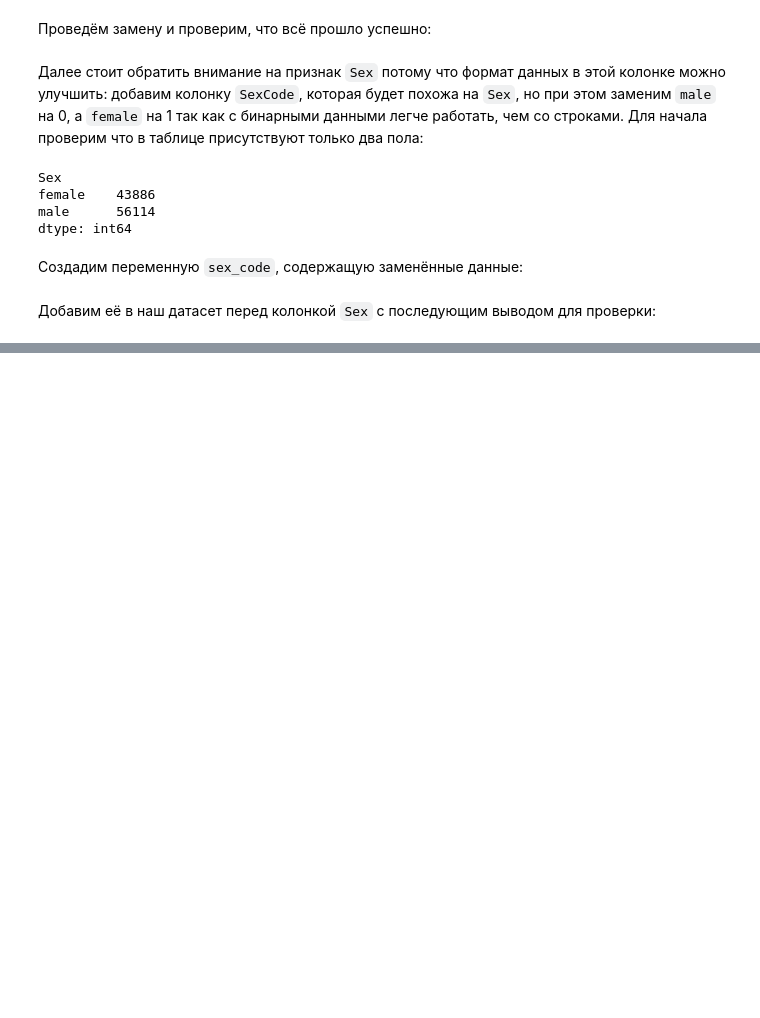
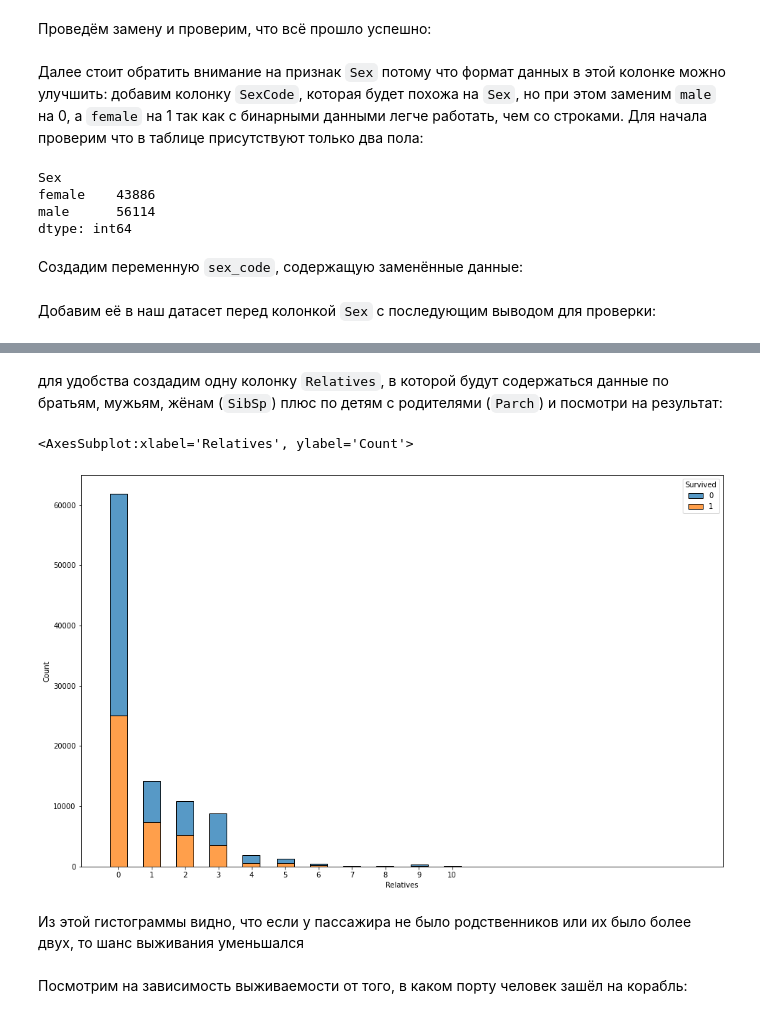
Before and after one commit to reagentjs/rss-ml-q1-2022-1, a Jupyter notebook: eda.ipynb, the cells around one changed output, grey strips where cells are left out. Cells and saved outputs as stored; diff of their text form; code cells hidden in the pictures; blank space fills up the shorter version.

```diff
--- a/eda.ipynb
+++ b/eda.ipynb
@@ -74,0 +128,14 @@ titanic_data[:][:10]
+# %% [markdown]
+для удобства создадим одну колонку `Relatives`, в которой будут содержаться данные по братьям, мужьям, жёнам (`SibSp`) плюс по детям с родителями (`Parch`) и посмотри на результат:
+# %%
+plt.figure(figsize=(16,10))
+plt.xticks(range(0,11))
+titanic_data['Relatives'] = titanic_data['SibSp'] + titanic_data['Parch']
+sns.histplot(data=titanic_data, x="Relatives", hue="Survived", fill=True, legend=True, shrink=12, multiple="stack")
+# %% [output]
+<AxesSubplot:xlabel='Relatives', ylabel='Count'>
+[figure, added]
+# %% [markdown]
+Из этой гистограммы видно, что если у пассажира не было родственников или их было более двух, то шанс выживания уменьшался
+# %% [markdown]
+Посмотрим на зависимость выживаемости от того, в каком порту человек зашёл на корабль:
```
Also changed, not shown: parts of 13 cells of this notebook.
